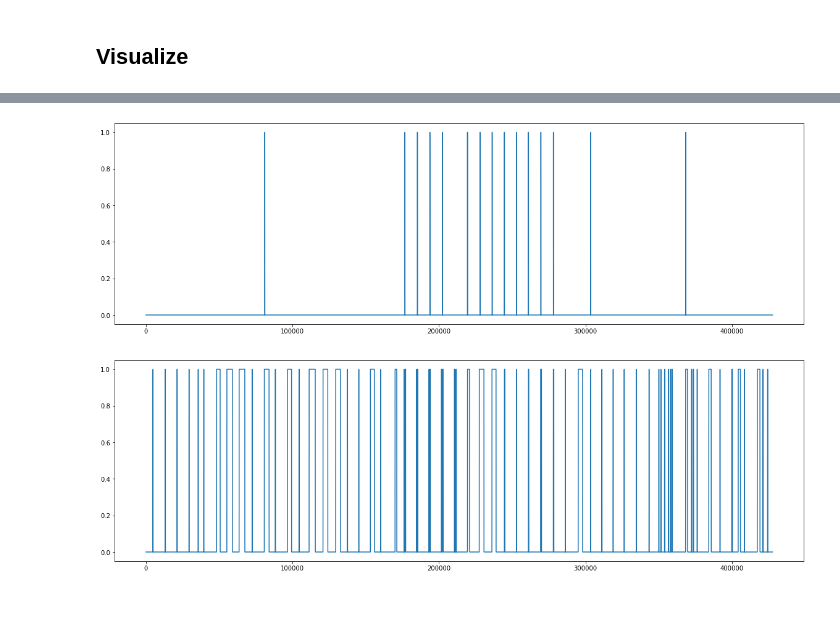
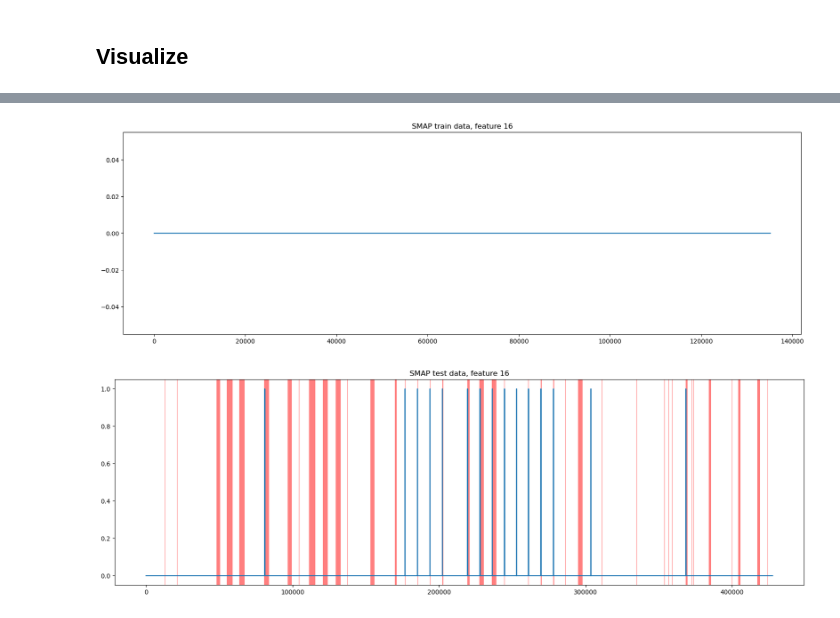
Before and after one commit to carrtesy/TSADBench, a Jupyter notebook: EDA/SMAP.ipynb, the cells around one changed output, grey strips where cells are left out. Drawn from its saved outputs; the diff is of its cells as text; code cells hidden in the pictures.

Commit message:
[20221025] updated EDA: SWaT, SMAP, MSL

```diff
--- a/EDA/SMAP.ipynb
+++ b/EDA/SMAP.ipynb
@@ -12,7 +11,0 @@ os.listdir(base_dir)
-# %%
-with open(os.path.join(base_dir, "SMAP_train.pkl"), 'rb') as f:
-    SMAP_train = pickle.load(f)
-with open(os.path.join(base_dir, "SMAP_test.pkl"), 'rb') as f:
-    SMAP_test = pickle.load(f)
-with open(os.path.join(base_dir, "SMAP_test_label.pkl"), 'rb') as f:
-    SMAP_test_label = pickle.load(f)
@@ -22,0 +14,4 @@ SMAP_train.shape, SMAP_test.shape, SMAP_test_label.shape
+# %%
+datafactory = DataFactory()
+# %%
+train_X, train_y, test_X, test_y = datafactory.load_SMAP()
@@ -31,12 +40,28 @@ plt.show()
-# %%
-plt.figure(figsize=(20, 6))
-plt.plot(SMAP_test[:,24])
-plt.show()
-# %% [output]
-[figure, removed]
-# %%
-plt.figure(figsize=(20, 6))
-plt.plot(SMAP_test_label)
-plt.show()
-# %% [output]
-[figure, removed]
+# %%
+#config
+F = 16
+dataset = "SMAP"
+
+#plot
+plt.figure(figsize=(20, 6))
+plt.plot(train_X[:,F])
+plt.title(f"{dataset} train data, feature {F}")
+plt.show()
+
+plt.figure(figsize=(20, 6))
+
+plt.plot(test_X[:,F])
+plt.title(f"{dataset} test data, feature {F}")
+s, e = None, None
+for i in range(len(test_X)):
+    if test_y[i] == 1 and s is None:
+        s = i
+    elif test_y[i] == 0 and s is not None:
+        e = i-1
+        plt.axvspan(s, e, facecolor='red', alpha=0.5)
+        s, e = None, None
+
+plt.show()
+# %% [output]
+[figure, added]
+[figure, added]
```
Also changed, not shown: parts of 10 cells of this notebook, 10 other files.
